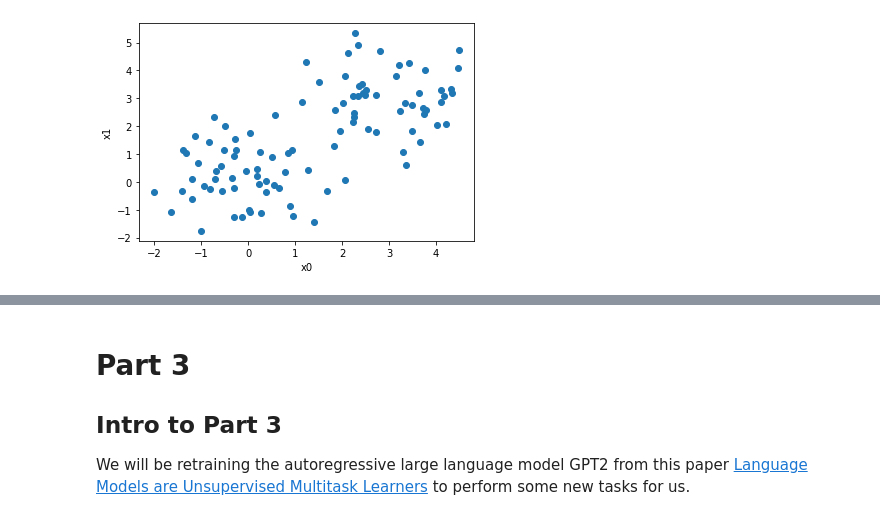
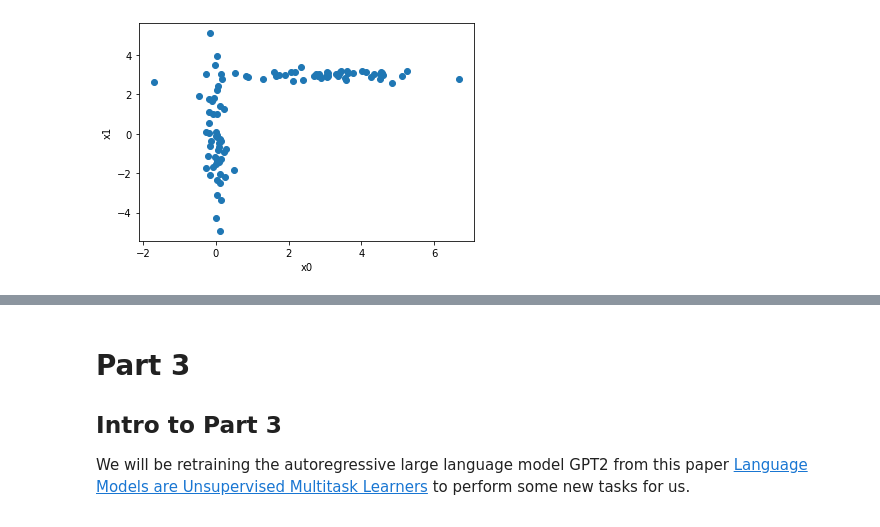
Before and after one commit to erin-vu/ccassessment, a Jupyter notebook: START_PROJECT.ipynb, the cells around one changed output, grey strips where cells are left out. Drawn from its saved outputs; the diff is of its cells as text; code cells hidden in the pictures.

```diff
--- a/START_PROJECT.ipynb
+++ b/START_PROJECT.ipynb
@@ -19,35 +19,35 @@ Change the code below, ie the [variances and covariances](https://numpy.org/doc/
 # %%
 # Part 1:
 
 # number of samples per cluster
 pts = 50
 
 # random number generator
-rng = np.random.default_rng()
+rng = np.random.default_rng(seed=1)
 
 a = rng.multivariate_normal(
     mean=[3,3],
-    cov=[[1,0],
-         [0,1]],
+    cov=[[3,0],
+         [0,.04]],
     size=pts,
 )
 
 b = rng.multivariate_normal(
     mean=[0,0],
-    cov=[[1,0],
-         [0,1]],
+    cov=[[.03,0],
+         [0,4]],
     size=pts,
 )
 
 x = np.concatenate((a, b))
 
 # Plot data
 plt.scatter(x[:, 0], x[:, 1])
 plt.xlabel("x0")
 plt.ylabel("x1")
 plt.show()
 # %% [output]
-[figure, old version]
+[figure, new version]
 # %% [markdown]
 # Part 2
 
```
Also changed, not shown: parts of 10 cells of this notebook.
